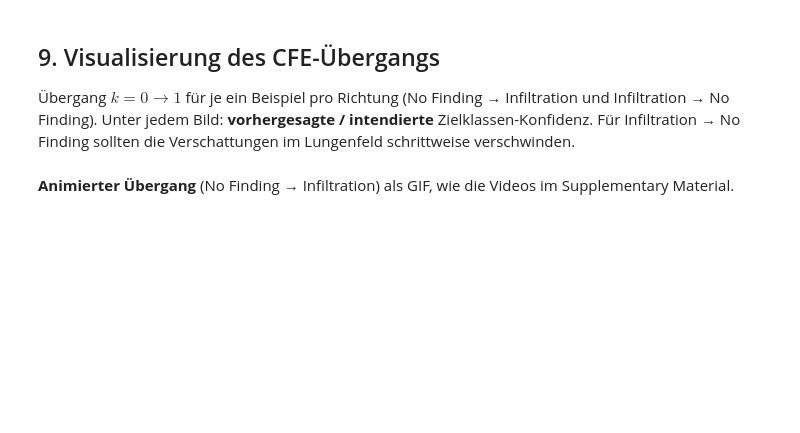
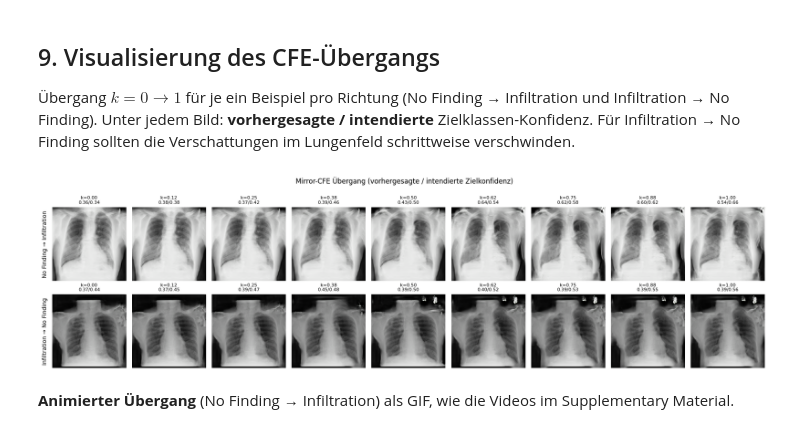
Before and after one commit to uulex/Explaining_Image_Classification, a Jupyter notebook: Counterfactuals/Mirror/Final/Mirror_CFE_XRay_PretrainedResNet.ipynb, the cells around one changed output. Saved outputs shown, nothing was run; the diff lists cells and outputs as text; code cells hidden in the pictures; blank space fills up the shorter version.

Commit message:
Updated Mirror Xray Notebook

```diff
--- a/Counterfactuals/Mirror/Final/Mirror_CFE_XRay_PretrainedResNet.ipynb
+++ b/Counterfactuals/Mirror/Final/Mirror_CFE_XRay_PretrainedResNet.ipynb
@@ -398,0 +320,19 @@ b_fc = clf.base.fc.bias.detach()     # b  (2)
+# %%
+# Portabler Export: reiner torchvision-state_dict + Metadaten, damit derselbe
+# Klassifikator auch von anderen (CFE-)Methoden wiederverwendet werden kann.
+os.makedirs('trained_classifiers', exist_ok=True)
+EXPORT_PATH = os.path.join('trained_classifiers', f'resnet18_xray_{IMG}{suffix}.pth')
+torch.save({
+    'model_state_dict': {k.replace('base.', '', 1): v.cpu()
+                          for k, v in clf.state_dict().items()},
+    'arch': 'torchvision resnet18(num_classes=2)',
+    'dataset': 'NIH Chest X-rays (No Finding=0 / Infiltration=1, wie mirrorcfe-xray.ipynb)',
+    'img_size': IMG,
+    'normalization_mean': [0.5, 0.5, 0.5],
+    'normalization_std':  [0.5, 0.5, 0.5],
+    'class_names': CFG['class_names'],
+    'split': 'patientenbasiert 70/15/15, GroupShuffleSplit(random_state=42)',
+    'test_accuracy': acc,
+    'per_class_accuracy': per_class,
+}, EXPORT_PATH)
+print('Klassifikator exportiert:', EXPORT_PATH)
@@ -584,8 +530,7 @@ class MirrorGenerator(nn.Module):
         x = self.up3(x, e3)
         x = self.up2(x, e2)
         x = self.up1(x, e1)
-        x01 = (self.head(x) + 1) / 2          # tanh -> [0,1]
-        return norm_in(x01)                    # -> Eingabedomaene des Klassifikators
+        return self.head(x)
 
 
 class Discriminator(nn.Module):
@@ -779,10 +746,10 @@ for x_s, y_s in pair_test_loader:
 
         agg['val'].append((preds[-1] == y_t).float().cpu())
         agg['dval'].append((clf(TF.gaussian_blur(x_r, 5)).argmax(1) == y_t).float().cpu())
-        agg['prox'].append((denorm01(x_r) - denorm01(x_s)).abs().mean((1, 2, 3)).cpu())  # [0,1]-Skala
+        agg['prox'].append(((x_r - x_s).abs().mean((1, 2, 3)) / 2).cpu())   # [0,1]-Skala
         x_stack = torch.stack(outs)
         x_1st = x_stack[first, arB]
-        agg['prox1'].append(((denorm01(x_1st) - denorm01(x_s)).abs().mean((1, 2, 3))[any_hit]).cpu())
+        agg['prox1'].append((((x_1st - x_s).abs().mean((1, 2, 3)) / 2)[any_hit]).cpu())
         agg['fea'].append((z_r - clf.encode(x_r)).abs().mean(1).cpu())
         agg['conf'].append((p_int[arB, y_t] - p_hat[arB, y_t]).abs().cpu())
         agg['k1st'].append(torch.tensor(ks_scan)[first.cpu()][any_hit.cpu()])
@@ -880,8 +859,8 @@ def first_cfe_images(x_s, y_s, y_t, k_grid=None):
 
 
 def to01(x):
-    """ImageNet-normalisierter Tensor -> (B,H,W,3)-NumPy in [0,1]."""
-    return denorm01(x).permute(0, 2, 3, 1).cpu().numpy()
+    """[-1,1]-Tensor -> (B,H,W,3)-NumPy in [0,1]."""
+    return ((x + 1) / 2).clamp(0, 1).permute(0, 2, 3, 1).cpu().numpy()
 
 def compute_l1(orig_np, cfe_np):
     """L1 nach Wachter et al. (2017), pro Pixel/Kanal gemittelt."""
@@ -948,7 +927,7 @@ def compute_validity_01(cfe01_tensor, target_labels, denoise_sigma=None):
         x = TF.gaussian_blur(x, kernel_size=[ksz, ksz],
                              sigma=[denoise_sigma, denoise_sigma])
     with torch.no_grad():
-        preds = clf(norm_in(x)).argmax(1).cpu()   # [0,1] -> Klassifikator-Domaene
+        preds = clf(x * 2 - 1).argmax(1).cpu()    # [0,1] -> [-1,1]-Eingabedomaene
     return float((preds == target_labels.cpu()).float().mean())
 
 print('Metrik-Funktionen definiert')
@@ -1082,7 +1081,7 @@ else:
 Übergang $k = 0 \to 1$ für je ein Beispiel pro Richtung (No Finding → Infiltration und Infiltration → No Finding). Unter jedem Bild: **vorhergesagte / intendierte** Zielklassen-Konfidenz. Für Infiltration → No Finding sollten die Verschattungen im Lungenfeld schrittweise verschwinden.
 # %%
 def show_img(ax, x):
-    ax.imshow(denorm01(x.unsqueeze(0))[0].permute(1, 2, 0).cpu().numpy())
+    ax.imshow(((x * 0.5 + 0.5).clamp(0, 1)).permute(1, 2, 0).cpu().numpy())
     ax.axis('off')
 
 # je ein korrekt klassifiziertes Beispiel pro Richtung suchen
@@ -1095,33 +1094,35 @@ with torch.no_grad():
                 if int(y_b[j]) == src_cls:
                     xj = x_b[j].unsqueeze(0).to(device)
                     if clf(xj).argmax(1).item() == src_cls:
                         vis.append((x_b[j], src_cls, 1 - src_cls))
                         found = True
                         break
             if found:
                 break
 
 ks_vis = np.linspace(0, 1, 9)
 fig, axes = plt.subplots(len(vis), len(ks_vis), figsize=(2.0 * len(ks_vis), 2.4 * len(vis)))
 axes = np.atleast_2d(axes)
 
 names = CFG['class_names']
 for row, (x, s, t) in enumerate(vis):
     x_s = x.unsqueeze(0).to(device)
     y_s = torch.tensor([s], device=device)
     y_t = torch.tensor([t], device=device)
     outs, lat = mirror_generate(x_s, y_s, y_t, ks_vis)
     with torch.no_grad():
         for col, (kv, o, z) in enumerate(zip(ks_vis, outs, lat)):
             p_hat = torch.softmax(clf(o), 1)[0, t].item()
             p_int = torch.softmax(clf.base.fc(z), 1)[0, t].item()
             axm = axes[row, col]
             show_img(axm, o[0])
             axm.set_title(f'k={kv:.2f}\n{p_hat:.2f}/{p_int:.2f}', fontsize=8)
     axes[row, 0].text(-0.1, 0.5, f'{names[s]} → {names[t]}', rotation=90,
                       va='center', ha='center', transform=axes[row, 0].transAxes)
 fig.suptitle('Mirror-CFE Übergang (vorhergesagte / intendierte Zielkonfidenz)', y=1.02)
 plt.tight_layout(); plt.show()
+# %% [output]
+[figure, added]
 # %% [markdown]
 **Animierter Übergang** (No Finding → Infiltration) als GIF, wie die Videos im Supplementary Material.
 # %%
```
Also changed, not shown: parts of 24 cells of this notebook.
